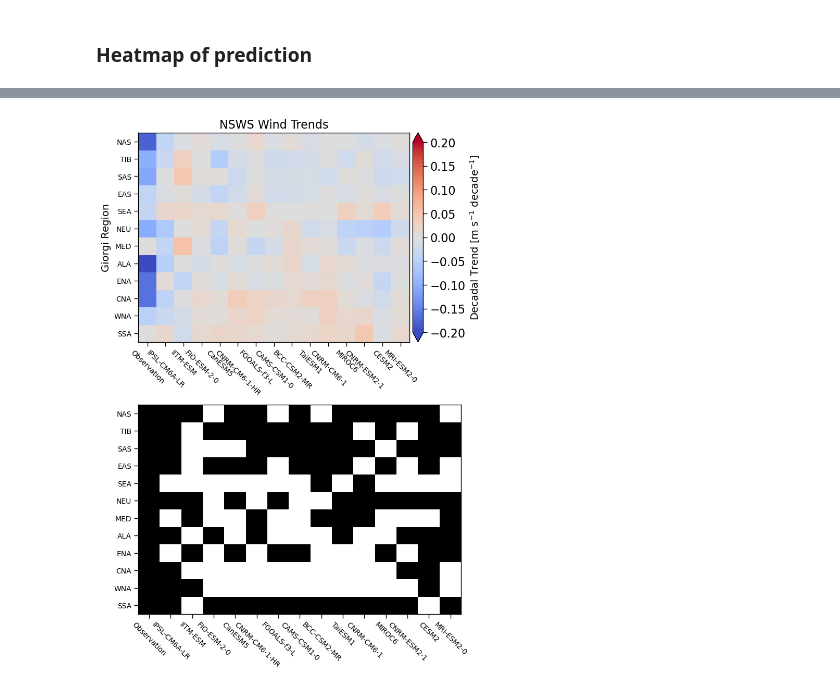
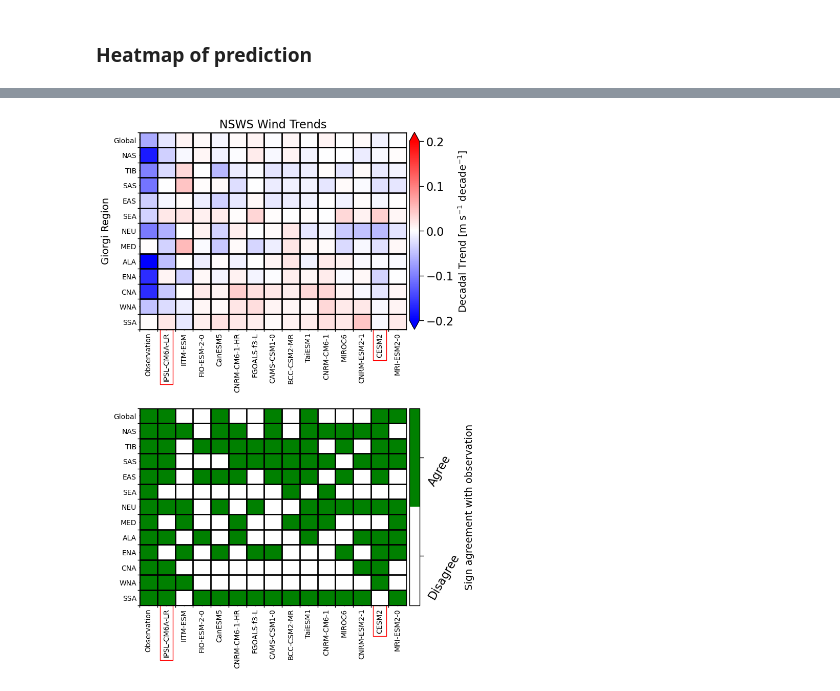
Before and after one commit to ivalencius/winds-of-change, a Jupyter notebook: amip_validation.ipynb, the cells around one changed output, grey strips where cells are left out. Cells and saved outputs as stored; diff of their text form; code cells hidden in the pictures.

Commit message:
updated plotting

```diff
--- a/amip_validation.ipynb
+++ b/amip_validation.ipynb
@@ -243,7 +240,7 @@ gsod_pwlf = pwlf.PiecewiseLinFit(years, obs_anom)
 breaks = gsod_pwlf.fit(2)
 break_year = int(breaks[1])
 slopes = gsod_pwlf.calc_slopes()*10
-p_vals = gsod_pwlf.p_values()[1:]  # betas are [intercept, slope1, slope2, ...]
+p_vals = gsod_pwlf.p_values(method='non-linear')[1:]  # betas are [intercept, slope1, slope2, ...]
 # print(f'Piecewise Parameters\n\tBreakpoint: {break_year}\n\tDecadal Slopes: {slopes}\n\tP-Values: {p_vals}')
 y_hat = gsod_pwlf.predict(years)
 
@@ -362,7 +363,7 @@ for i, model in enumerate(tqdm(ensemble.keys(), desc='Plotting models')):
     breaks = model_pwlf.fit(2)
     break_year = int(breaks[1])
     slopes = model_pwlf.calc_slopes()*10  # make decadal
-    p_vals = model_pwlf.p_values()[1:]  # betas are [intercept, slope1, slope2, ...]
+    p_vals = model_pwlf.p_values(method='non-linear')[1:]  # betas are [intercept, slope1, slope2, ...]
     # print(f'Piecewise Parameters\n\tBreakpoint: {break_year}\n\tDecadal Slopes: {slopes}\n\tP-Values: {p_vals}')
     ts.plot(years, model_pwlf.predict(years), color='blue')
     ax_min = min(min(obs_anom), min(land_nsws)) - 0.05
@@ -568,42 +568,56 @@ region_trends
 # %%
 x = 8
 y = 12
+columns = [*regions, 'Global']
 fig, axes = plt.subplots(figsize=(x, y), nrows=2)
-fig.subplots_adjust(hspace=.3)
-data = region_trends[regions].T
+fig.subplots_adjust(hspace=.4)
+data = region_trends[columns].T
 # Plot 1: trend
 ax = axes.flat[0]
-im = ax.pcolor(data, cmap='coolwarm', vmin=-0.2, vmax=0.2)
+im = ax.pcolor(data, cmap='bwr', vmin=-0.2, vmax=0.2)
 # Add colorbar
 cb = plt.colorbar(im, orientation='vertical', pad=0.01, extend='both')
 cb.set_label(label='Decadal Trend [m s$^{-1}$ decade$^{-1}$]', fontsize=14)
 
 # Style options
 ax.set_ylabel('Giorgi Region', fontsize=14)
 ax.set_title('NSWS Wind Trends', fontsize=16)
 
 # Plot 2: Aggreement with observation
 ax = axes.flat[1]
 signs = np.copysign(np.ones_like(data), (data)).to_numpy()
 obs_sign = signs[:, 0]
 obs_sign = signs[:, 0].reshape(-1, 1)
 agreements = np.where(signs == obs_sign, 1, 0)
-im = ax.pcolor(agreements, cmap=colors.ListedColormap(['white', 'black']))
-cb = plt.colorbar(im, orientation='vertical', pad=0.01, extend='both')
+im = ax.pcolor(agreements, cmap=colors.ListedColormap(['white', 'Green']))
+cb = plt.colorbar(im, orientation='vertical', pad=0.01, ticks=[0.25, 0.75])
+cb.set_ticklabels(['Disagree', 'Agree'], rotation=60)
 cb.set_label(label='Sign agreement with observation', fontsize=14)
 
 # Options for both plots
 for ax in axes.flat:
     # set side axis
     ax.set_ylim(ax.get_ylim())
-    ax.set_yticks(np.arange(len(regions))+0.5)
-    ax.set_yticklabels(regions, fontsize=10)
+    ax.set_yticks(np.arange(len(columns))+0.5)
+    ax.set_yticklabels(columns, fontsize=10)
     # set top axis
     ax.set_xlim(ax.get_xlim())
     ax.set_xticks(np.arange(len(region_trends['source']))+0.5)
-    ax.set_xticklabels(region_trends['source'], rotation=-45, fontsize=10)
+    ax.set_xticklabels(region_trends['source'], rotation=90, fontsize=10)
 
+    # For grid lines
+    ax.set_yticks(np.arange(0, len(region_trends['source'])-1), minor=True)
+    ax.set_xticks(np.arange(0, len(region_trends['source'])), minor=True)
+    ax.grid(True, axis='both', which='minor', color='k', linewidth=2)
+    ax.tick_params(axis='both', which='major', length=1)
+
+    # Highlighted models
+    for i in [1, -2]:
+        label = ax.xaxis.get_ticklabels()[i]
+        label.set_bbox(dict(facecolor='none', edgecolor='red'))
+
+plt.savefig('figures/amip-hist-regional-trends.png', dpi=300, bbox_inches='tight', pad_inches=0.1)
 plt.show()
 # %% [output]
 [interactive output not drawn]
-[figure, old version]
+[figure, new version]
```
Also changed, not shown: parts of 8 cells of this notebook, 3 other files.
